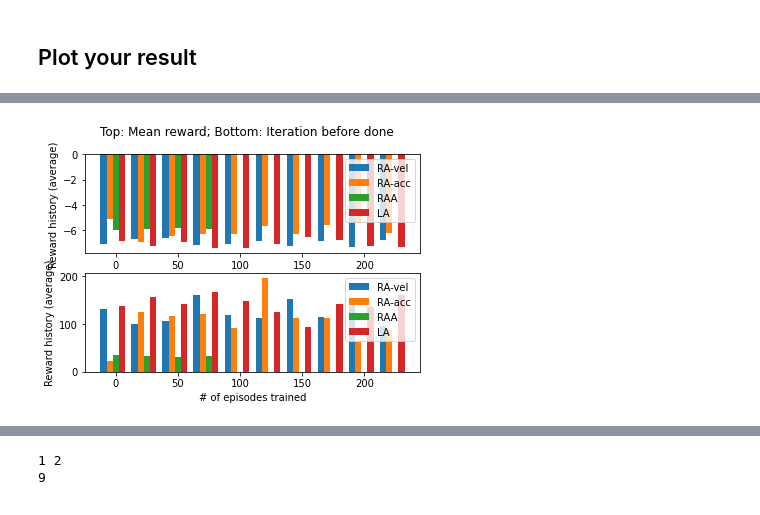
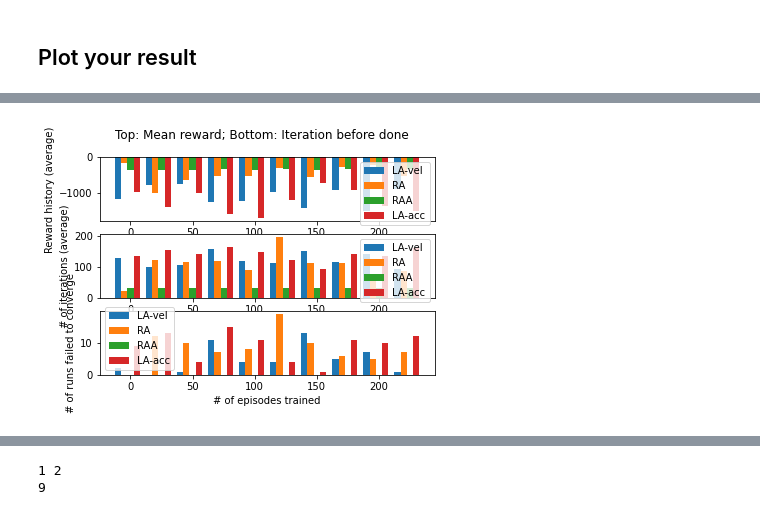
Before and after one commit to zhzhang2018/NN_MARL_experiments, a Jupyter notebook: torch_consensus.ipynb, the cells around one changed output, grey strips where cells are left out. Cells and saved outputs as stored; diff of their text form; code cells hidden in the pictures.

```diff
--- a/torch_consensus.ipynb
+++ b/torch_consensus.ipynb
@@ -175,13 +206,4 @@ cumulative reward =  -21478.30026744268
 # %%
-# Real run
-num_episode=500
-test_interval=50
-num_test=20
-num_iteration=200
-BATCH_SIZE=128
-debug=False
-num_sample=50
-
 agent2 = RewardAgent(device, N, ns, na, hidden)
 a2hist = train(agent2, env, num_episode, test_interval, num_test, num_iteration, BATCH_SIZE, num_sample, action_space, debug)
 # %% [output]
@@ -205,13 +227,4 @@ cumulative reward =  -89.13723172349685
 # %%
-# Real run
-num_episode=500
-test_interval=50
-num_test=20
-num_iteration=200
-BATCH_SIZE=128
-debug=False
-num_sample=50
-
 agent3 = RewardActionAgent(device, N, ns, na, hidden)
 a3hist = train(agent3, env, num_episode, test_interval, num_test, num_iteration, BATCH_SIZE, num_sample, action_space, debug)
 # %% [output]
@@ -234,0 +248,2 @@ cumulative reward =  -4312.365083737929
+# %%
+a2hist += train(agent2, env, num_episode, test_interval, num_test, num_iteration, BATCH_SIZE, num_sample, action_space, debug)
@@ -338,6 +553,6 @@ KeyboardInterrupt:
 # %%
 # Plots out reward history data
-def plot_reward_hist(reward_hists=[], ep_int=25, hist_names=[], log=True):
+def plot_reward_hist(reward_hists=[], ep_int=25, hist_names=[], log=True, num_iteration=0):
     # reward_hist : List of histories of reward histories
     # ep_int : number of episodes / size of intervals between two history lists
     # reward_hist = [ [ [ [agent 1's reward history for 1st run in ep=0],
@@ -345,8 +560,13 @@ def plot_reward_hist(reward_hists=[], ep_int=25, hist_names=[], log=True):
     #                   [ [agent 1's reward history for 1st run in ep=25],
     #                     [agent 1's reward history for 2nd run in ep=25],... ],... ],
     #                 [ same bunch of lists for agent 2 ], ...  ]
-    fig, (ax1, ax2) = plt.subplots(2)
+    fig, (ax1, ax2, ax3) = plt.subplots(3, figsize=(12,7))
     fig.suptitle('Top: Mean reward; Bottom: Iteration before done')
+
+    if num_iteration > 0:
+        max_num_iteration = num_iteration
+    else:
+        max_num_iteration = max([max(max_num_iteration, max([max([len(h) for h in hh]) for hh in hhh])) for hhh in reward_hists])
 
     for i,hhh in enumerate(reward_hists):
         num_ep = np.arange(len(hhh))*ep_int
@@ -355,19 +575,26 @@ def plot_reward_hist(reward_hists=[], ep_int=25, hist_names=[], log=True):
         else:
             re_avg = [ np.mean([sum(h) for h in hh]) for hh in hhh ] # Mean of cumulative rewards for each ep
         it_avg = [ np.mean([len(h) for h in hh]) for hh in hhh ] # Total number of iteartions for each ep
+        max_iter_count = [ [len(h) for h in hh].count(max_num_iteration) for hh in hhh ]
 
         wid = 1 / len(hist_names) * 0.8 * ep_int
         offset = i * wid - 0.4 * ep_int
         ax1.bar(num_ep+offset, re_avg, label=hist_names[i], width=wid)
         ax2.bar(num_ep+offset, it_avg, label=hist_names[i], width=wid)
+        ax3.bar(num_ep+offset, max_iter_count, label=hist_names[i], width=wid)
 #     ax2.title.set_text('# of episodes trained')
-    ax1.set_ylabel('Reward history (average)')
-    ax2.set_ylabel('Reward history (average)')
+    log_txt = ''
+    if log:
+        log_txt = 'Log '
+    ax1.set_ylabel(log_txt+'Reward history (average)')
+    ax2.set_ylabel('# of iterations (average)')
+    ax3.set_ylabel('# of runs failed to converge')
 #     ax1.set_xlabel('Reward')
-    ax2.set_xlabel('# of episodes trained')
+    ax3.set_xlabel('# of episodes trained')
     ax2.legend()
     ax1.legend()
+    ax3.legend()
 # %%
-plot_reward_hist([a1hist, a2hist, a3hist, a4hist], 25, ['RA-vel', 'RA-acc','RAA','LA'])
+plot_reward_hist([a1hist, a2hist, a3hist, a4hist], 25, ['LA-vel','RA','RAA','LA-acc'], log=False, num_iteration=num_iteration)
 # %% [output]
-[figure, old version]
+[figure, new version]
```
Also changed, not shown: parts of 23 cells of this notebook, 4 other files.
